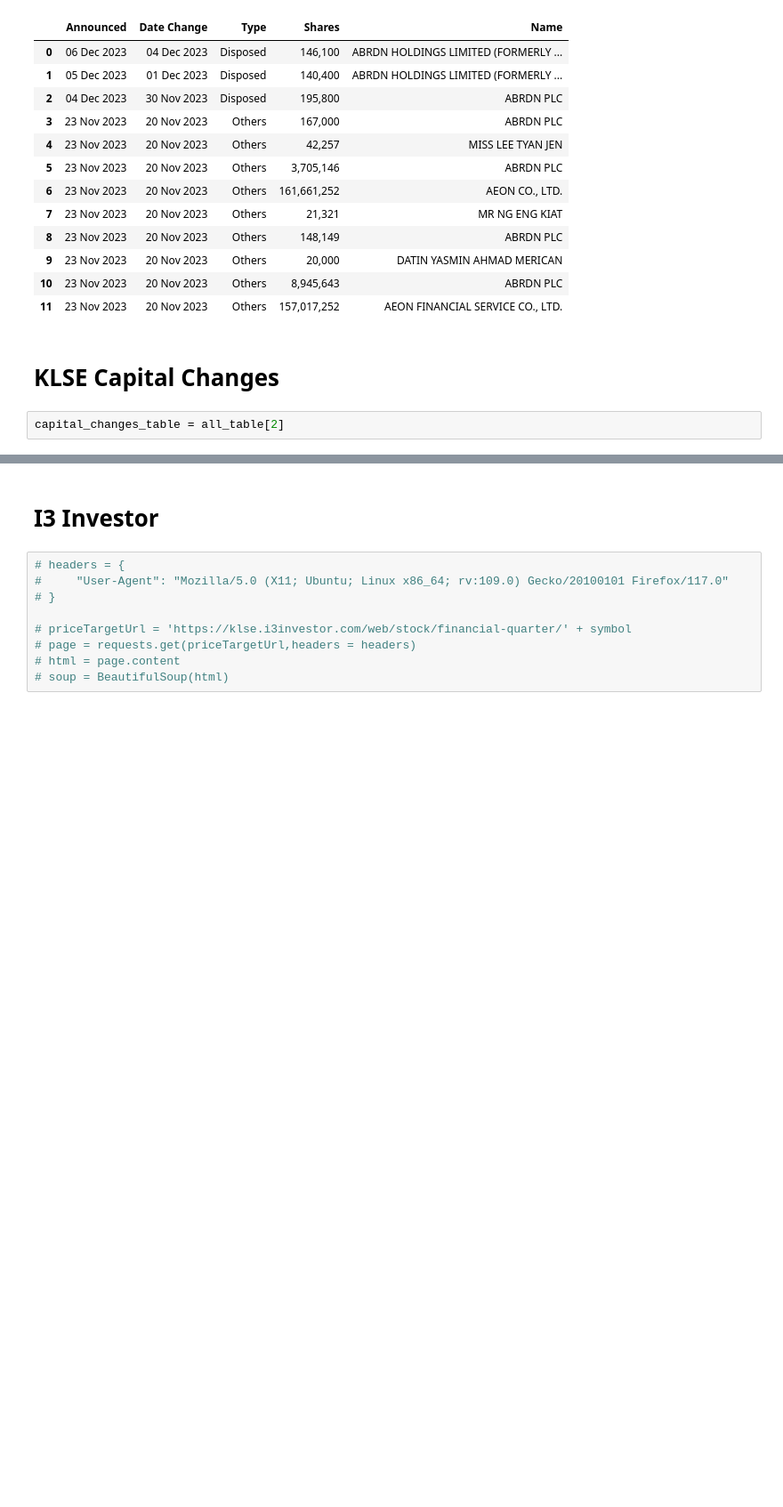
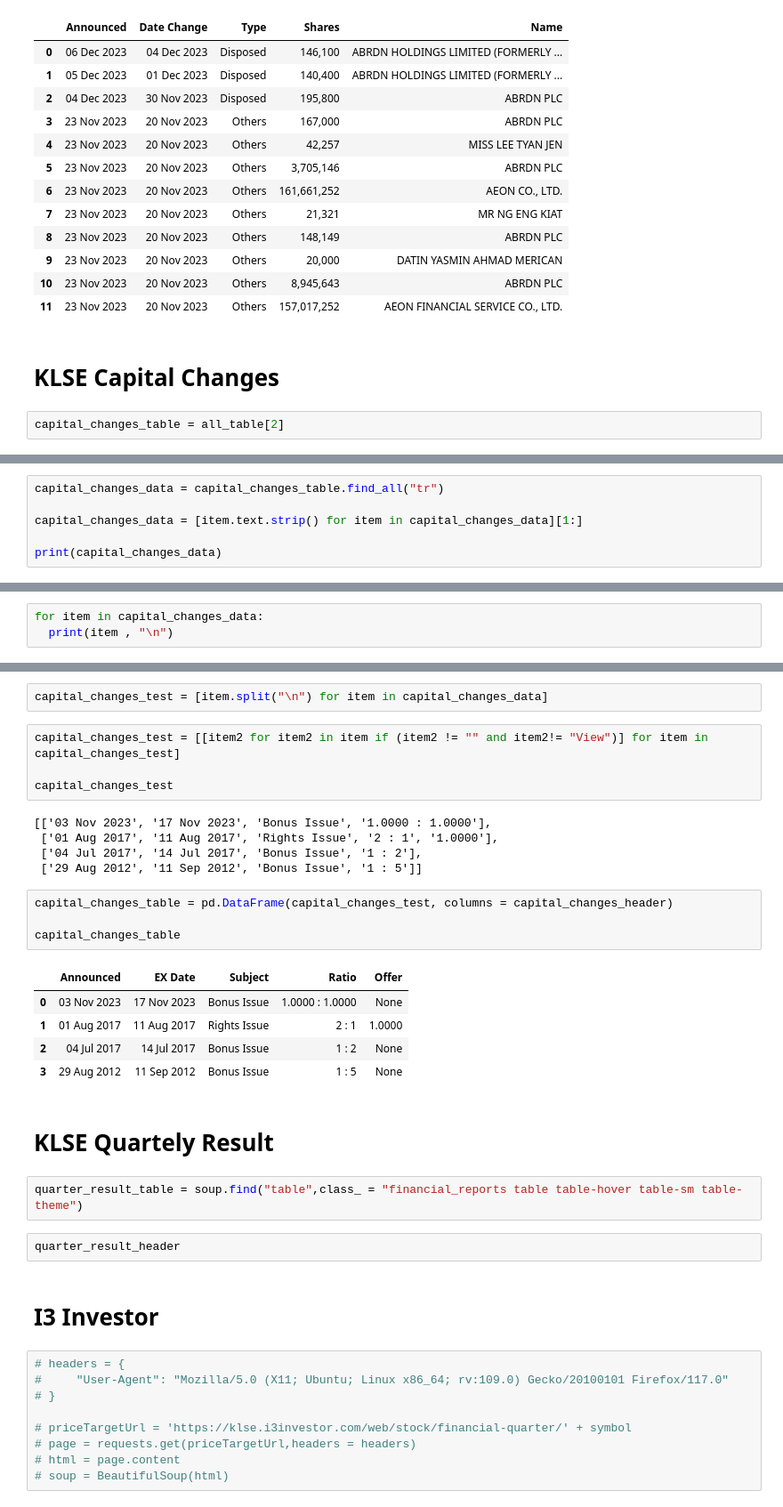
Before and after one commit to yeesem/Web-Scraping, a Jupyter notebook: Web_Scraping_KLSE_SCREENER.ipynb, the cells around one changed output, grey strips where cells are left out. Shown at 89% size. Drawn from its saved outputs; the diff is of its cells as text; blank space fills up the shorter version.

```diff
--- a/Web_Scraping_KLSE_SCREENER.ipynb
+++ b/Web_Scraping_KLSE_SCREENER.ipynb
@@ -1027,0 +1032,6 @@ capital_changes_table
+# %%
+capital_changes_data = capital_changes_table.find_all("tr")
+
+capital_changes_data = [item.text.strip() for item in capital_changes_data][1:]
+
+print(capital_changes_data)
@@ -1027,0 +1040,3 @@ capital_changes_table
+# %%
+for item in capital_changes_data:
+  print(item , "\n")
@@ -1028,3 +1061,30 @@ capital_changes_table
+# %%
+capital_changes_test = [item.split("\n") for item in capital_changes_data]
+# %%
+capital_changes_test = [[item2 for item2 in item if (item2 != "" and item2!= "View")] for item in capital_changes_test]
+
+capital_changes_test
+# %% [output]
+[['03 Nov 2023', '17 Nov 2023', 'Bonus Issue', '1.0000 : 1.0000'],
+ ['01 Aug 2017', '11 Aug 2017', 'Rights Issue', '2 : 1', '1.0000'],
+ ['04 Jul 2017', '14 Jul 2017', 'Bonus Issue', '1 : 2'],
+ ['29 Aug 2012', '11 Sep 2012', 'Bonus Issue', '1 : 5']]
+# %%
+capital_changes_table = pd.DataFrame(capital_changes_test, columns = capital_changes_header)
+
+capital_changes_table
+# %% [output]
+|  | Announced | EX Date | Subject | Ratio | Offer |
+| 0 | 03 Nov 2023 | 17 Nov 2023 | Bonus Issue | 1.0000 : 1.0000 | None |
+| 1 | 01 Aug 2017 | 11 Aug 2017 | Rights Issue | 2 : 1 | 1.0000 |
+| 2 | 04 Jul 2017 | 14 Jul 2017 | Bonus Issue | 1 : 2 | None |
+| 3 | 29 Aug 2012 | 11 Sep 2012 | Bonus Issue | 1 : 5 | None |
+# %% [markdown]
+# **KLSE Quartely Result**
+# %%
+quarter_result_table = soup.find("table",class_ = "financial_reports table table-hover table-sm table-theme")
+# %%
+quarter_result_header
 # %% [markdown]
 # **I3 Investor**
 # %%
```
Also changed, not shown: parts of 5 cells of this notebook.
